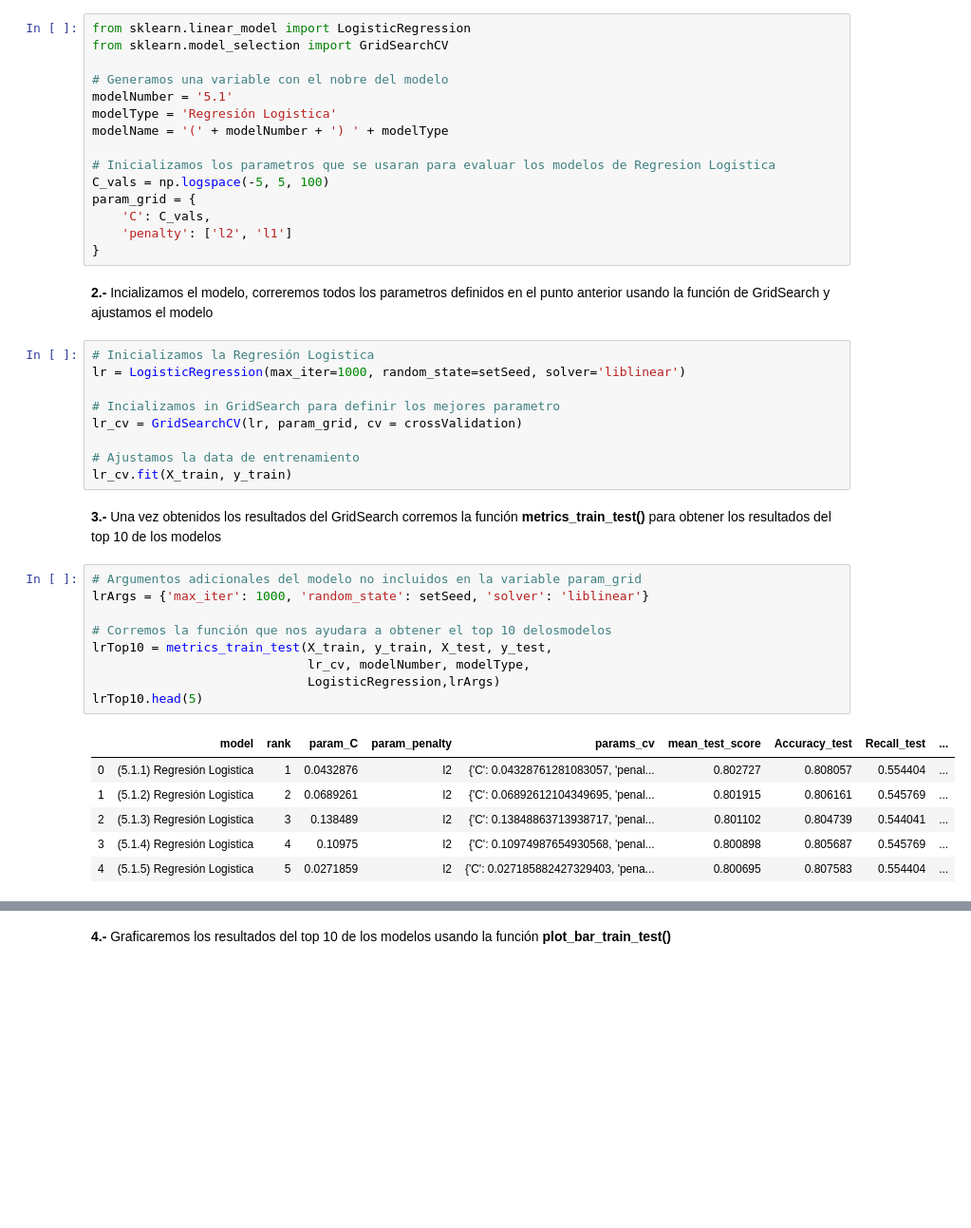
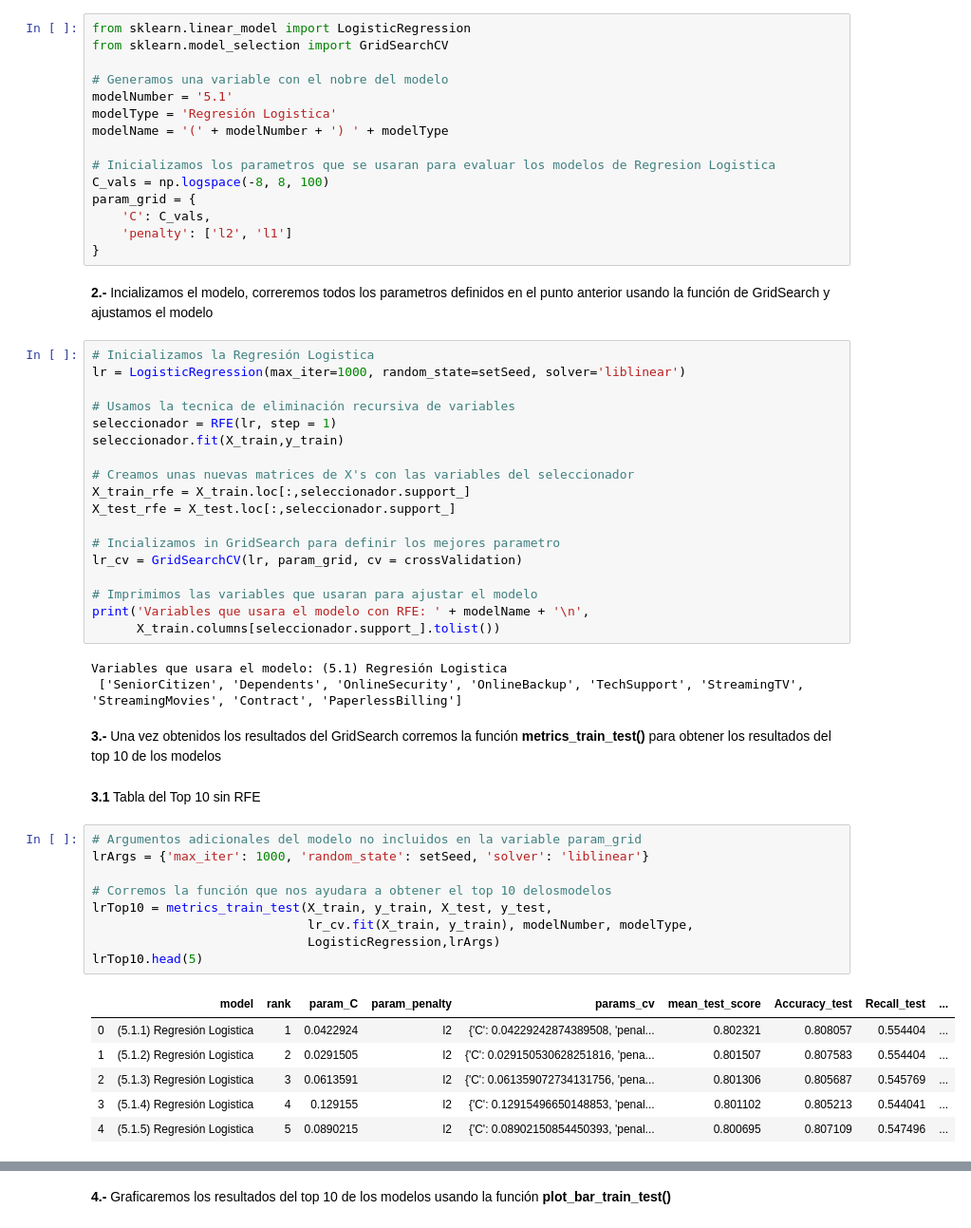
Before and after one commit to jorgeo80/UP_MCD, a Jupyter notebook: MachineLearning/Proyecto/CHURNAnalysis.ipynb, the cells around one changed output, grey strips where cells are left out. Shown: that part at 95% size. Cells and saved outputs as stored; diff of their text form; blank space fills up the shorter version.

```diff
--- a/MachineLearning/Proyecto/CHURNAnalysis.ipynb
+++ b/MachineLearning/Proyecto/CHURNAnalysis.ipynb
@@ -398,37 +399,51 @@ modelType = 'Regresión Logistica'
 modelName = '(' + modelNumber + ') ' + modelType
 
 # Inicializamos los parametros que se usaran para evaluar los modelos de Regresion Logistica
-C_vals = np.logspace(-5, 5, 100)
+C_vals = np.logspace(-8, 8, 100)
 param_grid = {
     'C': C_vals,
     'penalty': ['l2', 'l1']
 }
 # %% [markdown]
 **2.-** Incializamos el modelo, correremos todos los parametros definidos en el punto anterior usando la función de GridSearch y ajustamos el modelo
-# %%
-# Inicializamos la Regresión Logistica
-lr = LogisticRegression(max_iter=1000, random_state=setSeed, solver='liblinear')
-
-# Incializamos in GridSearch para definir los mejores parametro
-lr_cv = GridSearchCV(lr, param_grid, cv = crossValidation)
-
-# Ajustamos la data de entrenamiento
-lr_cv.fit(X_train, y_train)
+# %%
+# Inicializamos la Regresión Logistica
+lr = LogisticRegression(max_iter=1000, random_state=setSeed, solver='liblinear')
+
+# Usamos la tecnica de eliminación recursiva de variables
+seleccionador = RFE(lr, step = 1)
+seleccionador.fit(X_train,y_train)
+
+# Creamos unas nuevas matrices de X's con las variables del seleccionador
+X_train_rfe = X_train.loc[:,seleccionador.support_]
+X_test_rfe = X_test.loc[:,seleccionador.support_]
+
+# Incializamos in GridSearch para definir los mejores parametro
+lr_cv = GridSearchCV(lr, param_grid, cv = crossValidation)
+
+# Imprimimos las variables que usaran para ajustar el modelo
+print('Variables que usara el modelo con RFE: ' + modelName + '\n',
+      X_train.columns[seleccionador.support_].tolist())
+# %% [output]
+Variables que usara el modelo: (5.1) Regresión Logistica
+ ['SeniorCitizen', 'Dependents', 'OnlineSecurity', 'OnlineBackup', 'TechSupport', 'StreamingTV', 'StreamingMovies', 'Contract', 'PaperlessBilling']
 # %% [markdown]
 **3.-** Una vez obtenidos los resultados del GridSearch corremos la función **metrics_train_test()** para obtener los resultados del top 10 de los modelos
+# %% [markdown]
+**3.1** Tabla del Top 10 sin RFE
 # %%
 # Argumentos adicionales del modelo no incluidos en la variable param_grid
 lrArgs = {'max_iter': 1000, 'random_state': setSeed, 'solver': 'liblinear'}
 
 # Corremos la función que nos ayudara a obtener el top 10 delosmodelos
 lrTop10 = metrics_train_test(X_train, y_train, X_test, y_test,
-                             lr_cv, modelNumber, modelType,
+                             lr_cv.fit(X_train, y_train), modelNumber, modelType,
                              LogisticRegression,lrArgs)
 lrTop10.head(5)
 # %% [output]
 |  | model | rank | param_C | param_penalty | params_cv | mean_test_score | Accuracy_test | Recall_test | ... |
-| 0 | (5.1.1) Regresión Logistica | 1 | 0.0432876 | l2 | {'C': 0.04328761281083057, 'penal... | 0.802727 | 0.808057 | 0.554404 | ... |
-| 1 | (5.1.2) Regresión Logistica | 2 | 0.0689261 | l2 | {'C': 0.06892612104349695, 'penal... | 0.801915 | 0.806161 | 0.545769 | ... |
-| 2 | (5.1.3) Regresión Logistica | 3 | 0.138489 | l2 | {'C': 0.13848863713938717, 'penal... | 0.801102 | 0.804739 | 0.544041 | ... |
-| 3 | (5.1.4) Regresión Logistica | 4 | 0.10975 | l2 | {'C': 0.10974987654930568, 'penal... | 0.800898 | 0.805687 | 0.545769 | ... |
-| 4 | (5.1.5) Regresión Logistica | 5 | 0.0271859 | l2 | {'C': 0.027185882427329403, 'pena... | 0.800695 | 0.807583 | 0.554404 | ... |
+| 0 | (5.1.1) Regresión Logistica | 1 | 0.0422924 | l2 | {'C': 0.04229242874389508, 'penal... | 0.802321 | 0.808057 | 0.554404 | ... |
+| 1 | (5.1.2) Regresión Logistica | 2 | 0.0291505 | l2 | {'C': 0.029150530628251816, 'pena... | 0.801507 | 0.807583 | 0.554404 | ... |
+| 2 | (5.1.3) Regresión Logistica | 3 | 0.0613591 | l2 | {'C': 0.061359072734131756, 'pena... | 0.801306 | 0.805687 | 0.545769 | ... |
+| 3 | (5.1.4) Regresión Logistica | 4 | 0.129155 | l2 | {'C': 0.12915496650148853, 'penal... | 0.801102 | 0.805213 | 0.544041 | ... |
+| 4 | (5.1.5) Regresión Logistica | 5 | 0.0890215 | l2 | {'C': 0.08902150854450393, 'penal... | 0.800695 | 0.807109 | 0.547496 | ... |
```
Also changed, not shown: parts of 15 cells of this notebook.
